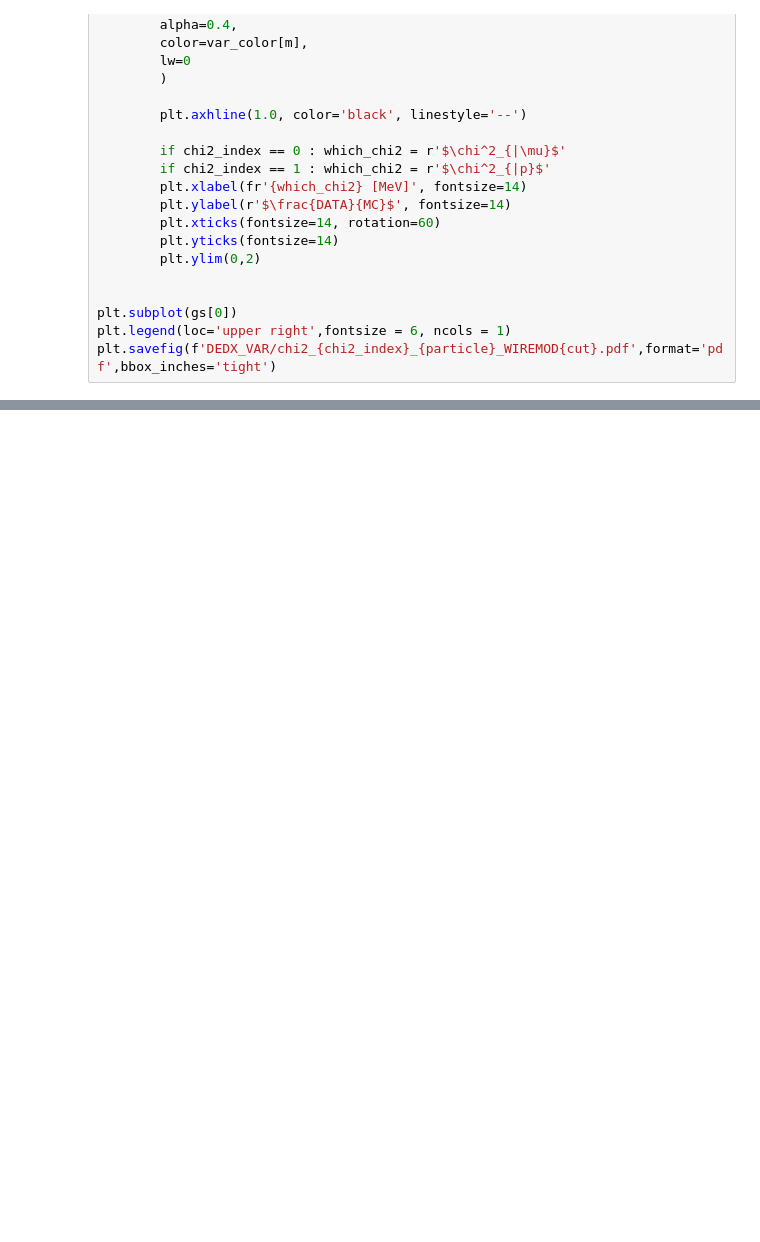
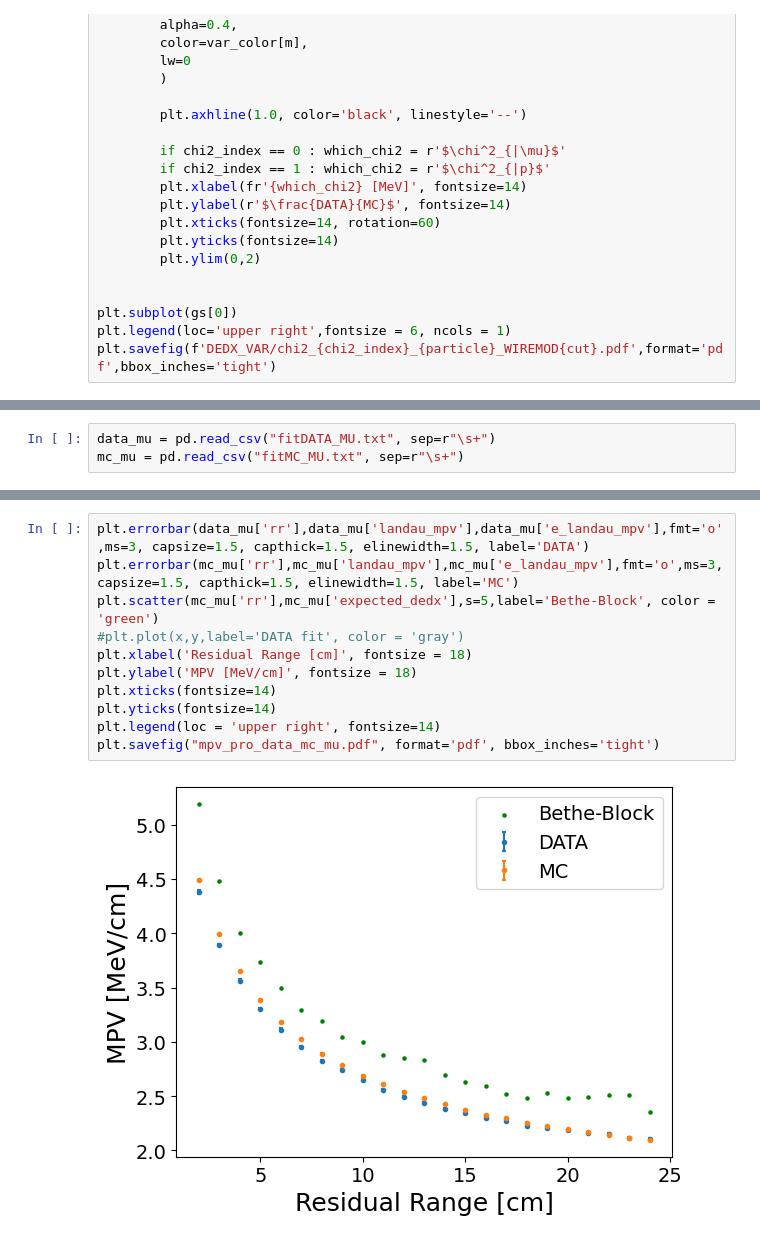
Before and after one commit to NicolaSommaggio/NicolaICARUS, a Jupyter notebook: systematics/plot_variations.ipynb, the cells around one changed output, grey strips where cells are left out. Cells and saved outputs as stored; diff of their text form; blank space fills up the shorter version.

```diff
--- a/systematics/plot_variations.ipynb
+++ b/systematics/plot_variations.ipynb
@@ -1036,0 +1323,3 @@ varMC_STANDARD.root
+# %%
+data_mu = pd.read_csv("fitDATA_MU.txt", sep=r"\s+")
+mc_mu = pd.read_csv("fitMC_MU.txt", sep=r"\s+")
@@ -1036,0 +1375,13 @@ varMC_STANDARD.root
+# %%
+plt.errorbar(data_mu['rr'],data_mu['landau_mpv'],data_mu['e_landau_mpv'],fmt='o',ms=3, capsize=1.5, capthick=1.5, elinewidth=1.5, label='DATA')
+plt.errorbar(mc_mu['rr'],mc_mu['landau_mpv'],mc_mu['e_landau_mpv'],fmt='o',ms=3, capsize=1.5, capthick=1.5, elinewidth=1.5, label='MC')
+plt.scatter(mc_mu['rr'],mc_mu['expected_dedx'],s=5,label='Bethe-Block', color = 'green')
+#plt.plot(x,y,label='DATA fit', color = 'gray')
+plt.xlabel('Residual Range [cm]', fontsize = 18)
+plt.ylabel('MPV [MeV/cm]', fontsize = 18)
+plt.xticks(fontsize=14)
+plt.yticks(fontsize=14)
+plt.legend(loc = 'upper right', fontsize=14)
+plt.savefig("mpv_pro_data_mc_mu.pdf", format='pdf', bbox_inches='tight')
+# %% [output]
+[figure, added]
```
Also changed, not shown: parts of 17 cells of this notebook, 41 other files.
